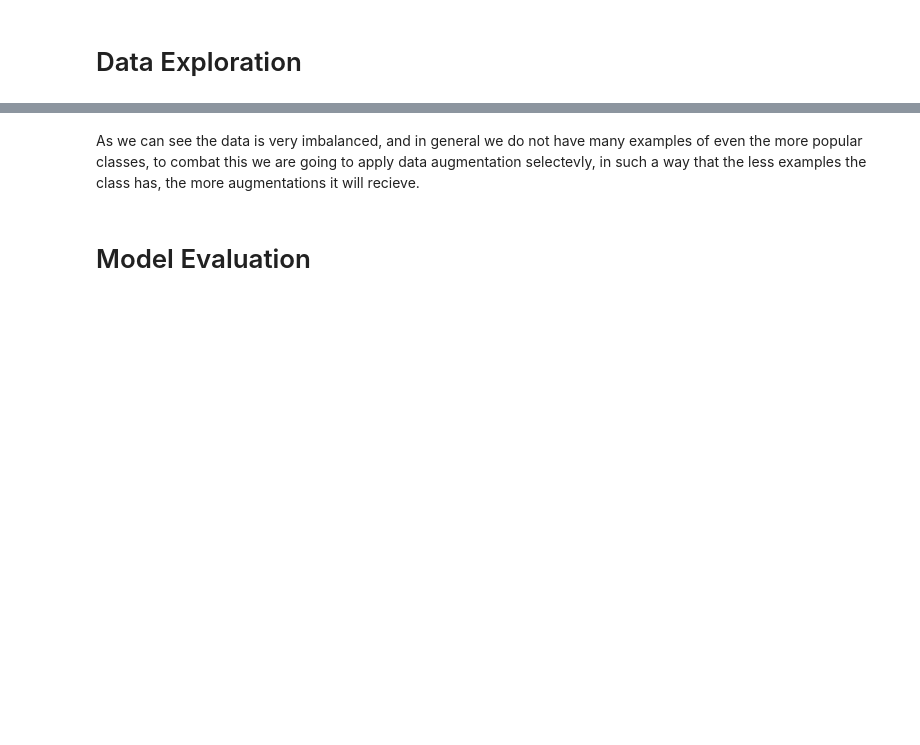
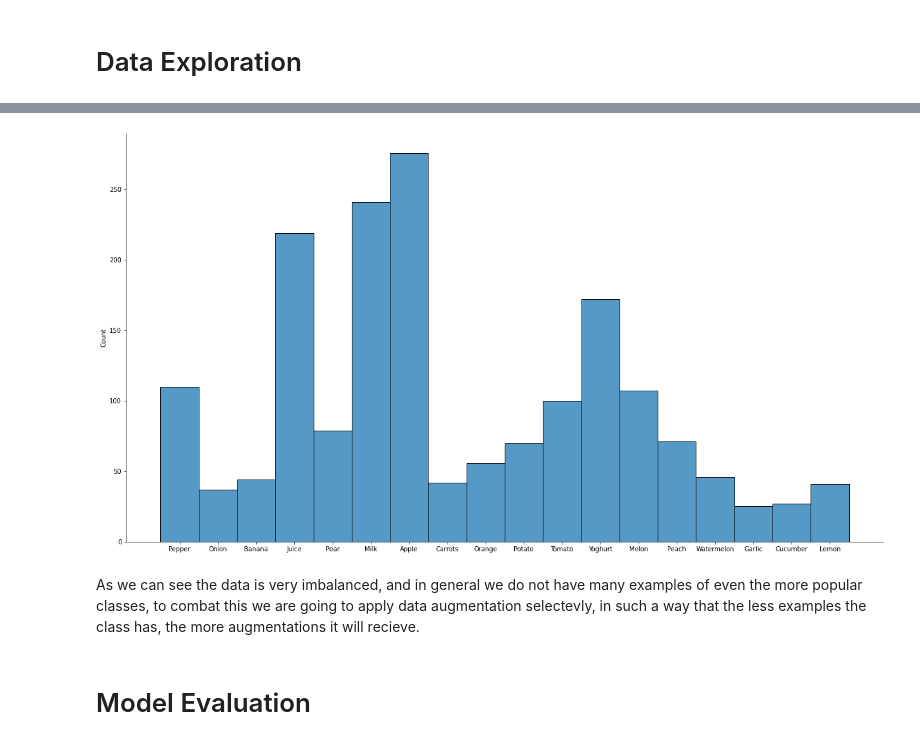
Before and after one commit to Zshoham/FridgeVision, a Jupyter notebook: FridgeVision.ipynb, the cells around one changed output, grey strips where cells are left out. Drawn from its saved outputs; the diff is of its cells as text; code cells hidden in the pictures; blank space fills up the shorter version.

```diff
--- a/FridgeVision.ipynb
+++ b/FridgeVision.ipynb
@@ -98,3 +102,9 @@ f.fig.set_figheight(10)
+# %%
+f = sns.displot(test_label_names)
+f.fig.set_figwidth(20)
+f.fig.set_figheight(10)
+# %% [output]
+[figure, added]
 # %% [markdown]
 As we can see the data is very imbalanced, and in general we do not have many examples of even the more popular classes, to combat this we are going to apply data augmentation selectevly, in such a way that the less examples the class has, the more augmentations it will recieve.
 # %% [markdown]
```
Also changed, not shown: parts of 20 cells of this notebook.
